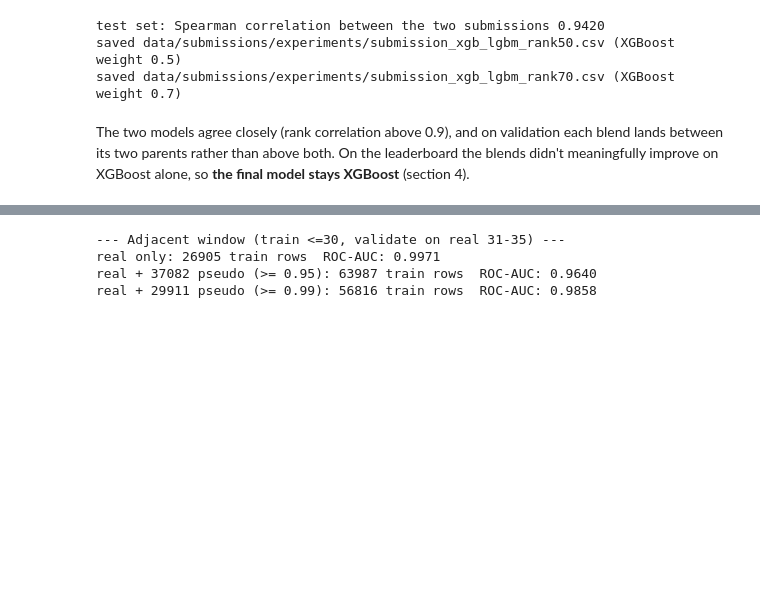
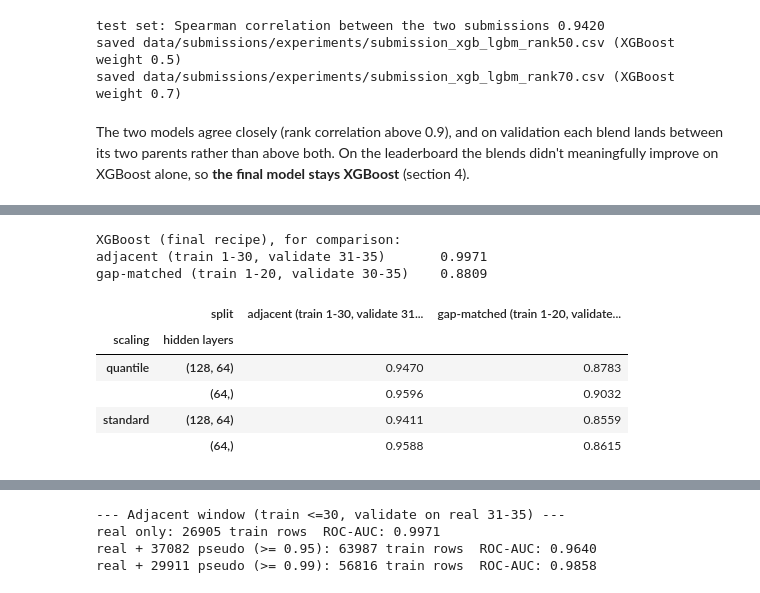
Before and after one commit to timc5nn/BT4012, a Jupyter notebook: 03_supervised_learning.ipynb, the cells around one changed output, grey strips where cells are left out. Saved outputs shown, nothing was run; the diff lists cells and outputs as text; code cells hidden in the pictures; blank space fills up the shorter version.

```diff
--- a/03_supervised_learning.ipynb
+++ b/03_supervised_learning.ipynb
@@ -559,21 +563,20 @@ Both algorithms on equal footing, before any SHAP-based selection:
 
 All use 300 trees.
 # %%
-LGBM_HALF_LIFE = 10
-
-lgbm_splits = {
+val_splits = {
     "gap-matched (train 1-20, validate 30-35)": (labeled[labeled["time_step"] <= 20],
                                                   labeled[labeled["time_step"].between(30, 35)]),
     "adjacent (train 1-30, validate 31-35)": (train_df, val_df),
 }
-gap_train, gap_val = lgbm_splits["gap-matched (train 1-20, validate 30-35)"]
+gap_train, gap_val = val_splits["gap-matched (train 1-20, validate 30-35)"]
 
 
 def recency_class_weight(rows):
     # Class balance times recency, anchored at the latest time_step in rows (same recipe as the final model).
+    # Shared by sections 5 and 6.
     y = rows["label"]
     class_ratio = (y == 0).sum() / (y == 1).sum()
-    recency = 0.5 ** ((rows["time_step"].max() - rows["time_step"]) / LGBM_HALF_LIFE)
+    recency = 0.5 ** ((rows["time_step"].max() - rows["time_step"]) / FINAL_HALF_LIFE)
     return y.map({0: 1.0, 1: class_ratio}) * recency
 
 
@@ -588,7 +591,7 @@ lgbm_candidates = {
 
 lgbm_vs_xgb = {}
 for model_name, make_model in lgbm_candidates.items():
-    for split_name, (tr, va) in lgbm_splits.items():
+    for split_name, (tr, va) in val_splits.items():
         model = make_model()
         model.fit(tr[feat_cols], tr["label"], sample_weight=recency_class_weight(tr))
         lgbm_vs_xgb[(model_name, split_name)] = roc_auc_score(va["label"], model.predict_proba(va[feat_cols])[:, 1])
@@ -706,7 +709,7 @@ Blends the final XGBoost recipe with LightGBM #2 (7 leaves, all 85 features), th
 **Submissions** blend the exact two files already scored on the leaderboard (`submission_shap_top45.csv` and `submission_lgbm_leaves7.csv`): a 50/50 blend, and a 70/30 blend leaning toward XGBoost, since it scored higher.
 # %%
 blend_rows = []
-for split_name, (tr, va) in lgbm_splits.items():
+for split_name, (tr, va) in val_splits.items():
     xgb_model = XGBClassifier(**BEST_PARAMS).fit(tr[feat_cols], tr["label"], sample_weight=recency_class_weight(tr))
     lgbm_model = fit_lgbm2(tr, feat_cols)
     r_xgb = pd.Series(xgb_model.predict_proba(va[feat_cols])[:, 1]).rank(pct=True)
@@ -747,0 +761,39 @@ The two models agree closely (rank correlation above 0.9), and on validation eac
+# %%
+def fit_mlp_ensemble(rows, cols, hidden=(64,), scaler="quantile", seeds=range(5)):
+    # Fits one MLP per seed and returns a function that averages their predicted probabilities.
+    if scaler == "quantile":
+        transform = QuantileTransformer(output_distribution="normal", random_state=0).fit(rows[cols])
+        prep = transform.transform
+    else:
+        transform = StandardScaler().fit(rows[cols])
+        prep = lambda X: np.clip(transform.transform(X), -5, 5)
+    weight = recency_class_weight(rows)
+    weight = (weight / weight.mean()).to_numpy()
+    X = prep(rows[cols])
+    with warnings.catch_warnings():
+        warnings.simplefilter("ignore", ConvergenceWarning)  # fixed 40 passes, by design
+        models = [MLPClassifier(hidden_layer_sizes=hidden, alpha=0.01, batch_size=256, max_iter=40, random_state=seed)
+                  .fit(X, rows["label"], sample_weight=weight) for seed in seeds]
+    return lambda new_rows: np.mean([m.predict_proba(prep(new_rows[cols]))[:, 1] for m in models], axis=0)
+
+
+mlp_rows = []
+for scaler, hidden in itertools.product(["standard", "quantile"], [(64,), (128, 64)]):
+    for split_name, (tr, va) in val_splits.items():
+        predict = fit_mlp_ensemble(tr, feat_cols, hidden=hidden, scaler=scaler, seeds=range(3))
+        mlp_rows.append({"scaling": scaler, "hidden layers": str(hidden), "split": split_name,
+                         "ROC-AUC": roc_auc_score(va["label"], predict(va))})
+
+print("XGBoost (final recipe), for comparison:")
+print(lgbm_vs_xgb.loc["XGBoost (final recipe)"].round(4).to_string(), "\n")
+pd.DataFrame(mlp_rows).pivot(index=["scaling", "hidden layers"], columns="split", values="ROC-AUC").round(4)
+# %% [output]
+XGBoost (final recipe), for comparison:
+adjacent (train 1-30, validate 31-35)       0.9971
+gap-matched (train 1-20, validate 30-35)    0.8809
+|  | split | adjacent (train 1-30, validate 31... | gap-matched (train 1-20, validate... |
+| scaling | hidden layers |  |  |
+| quantile | (128, 64) | 0.9470 | 0.8783 |
+|  | (64,) | 0.9596 | 0.9032 |
+| standard | (128, 64) | 0.9411 | 0.8559 |
+|  | (64,) | 0.9588 | 0.8615 |
```
Also changed, not shown: parts of 16 cells of this notebook, 5 other files.
